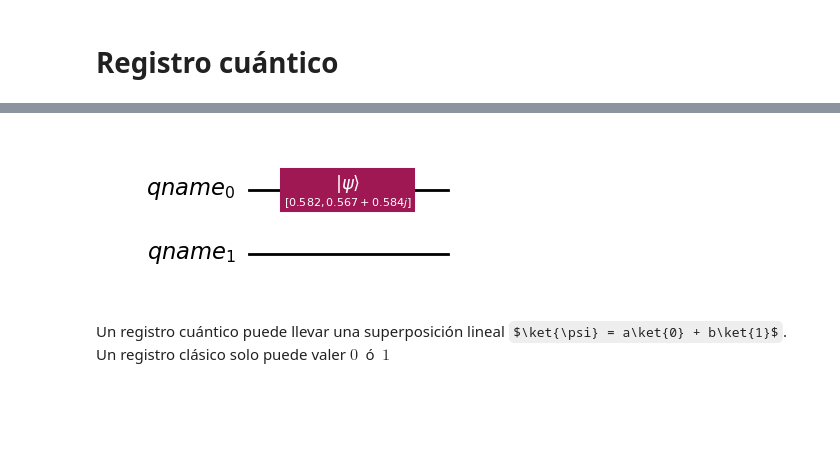
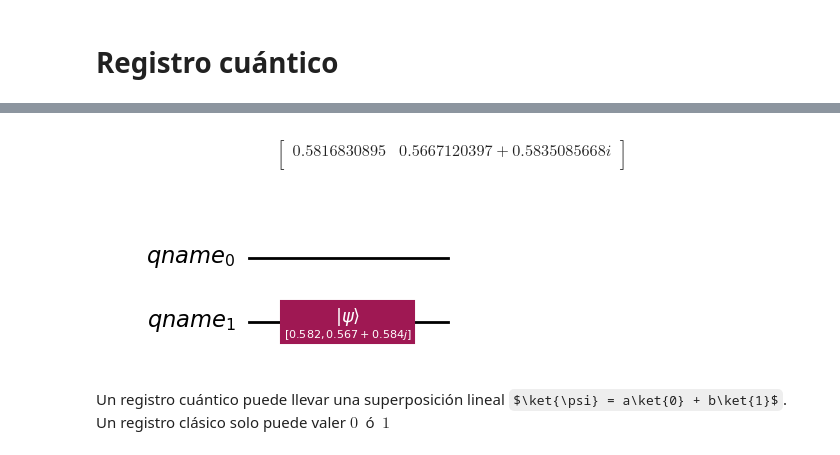
Before and after one commit to jamasole/FICC_notebook, a Jupyter notebook: 02_Cubits/021_Cubits.ipynb, the cells around one changed output, grey strips where cells are left out. Saved outputs shown, nothing was run; the diff lists cells and outputs as text; code cells hidden in the pictures; some formulas as TeX source; blank space fills up the shorter version.

```diff
--- a/02_Cubits/021_Cubits.ipynb
+++ b/02_Cubits/021_Cubits.ipynb
@@ -300,20 +300,26 @@ Un **registro cuántico** contiene la *evolución temporal* de un cúbit.
 # %%
 'en qiskit podemos inicializar un registro cuántico en un estado |q> arbitrario usando el método initialize()'
 from qiskit import QuantumCircuit, QuantumRegister
 
 qr = QuantumRegister(2,name='qname')
 
 qc = QuantumCircuit(qr)
 
 theta = 1.9
 phi   = 0.8
 
 ket = [np.cos(theta/2),(np.exp(1j*phi))*np.sin(theta/2)]
+display(array_to_latex(ket))
 
-qc.initialize(ket,qr[0])
+qc.initialize(ket,qr[1])
 qc.draw(output='mpl')
 # %% [output]
+$$
+\begin{bmatrix}
+0.5816830895 & 0.5667120397 + 0.5835085668 i  \\
+ \end{bmatrix}
+$$
-[figure, old version]
+[figure, new version]
 # %% [markdown]
 Un registro cuántico puede llevar una superposición lineal $\ket{\psi} = a\ket{0} + b\ket{1}$.
 Un registro clásico solo puede valer $0~$ ó $~1$
```
Also changed, not shown: parts of 1 cell of this notebook, 4 other files.
